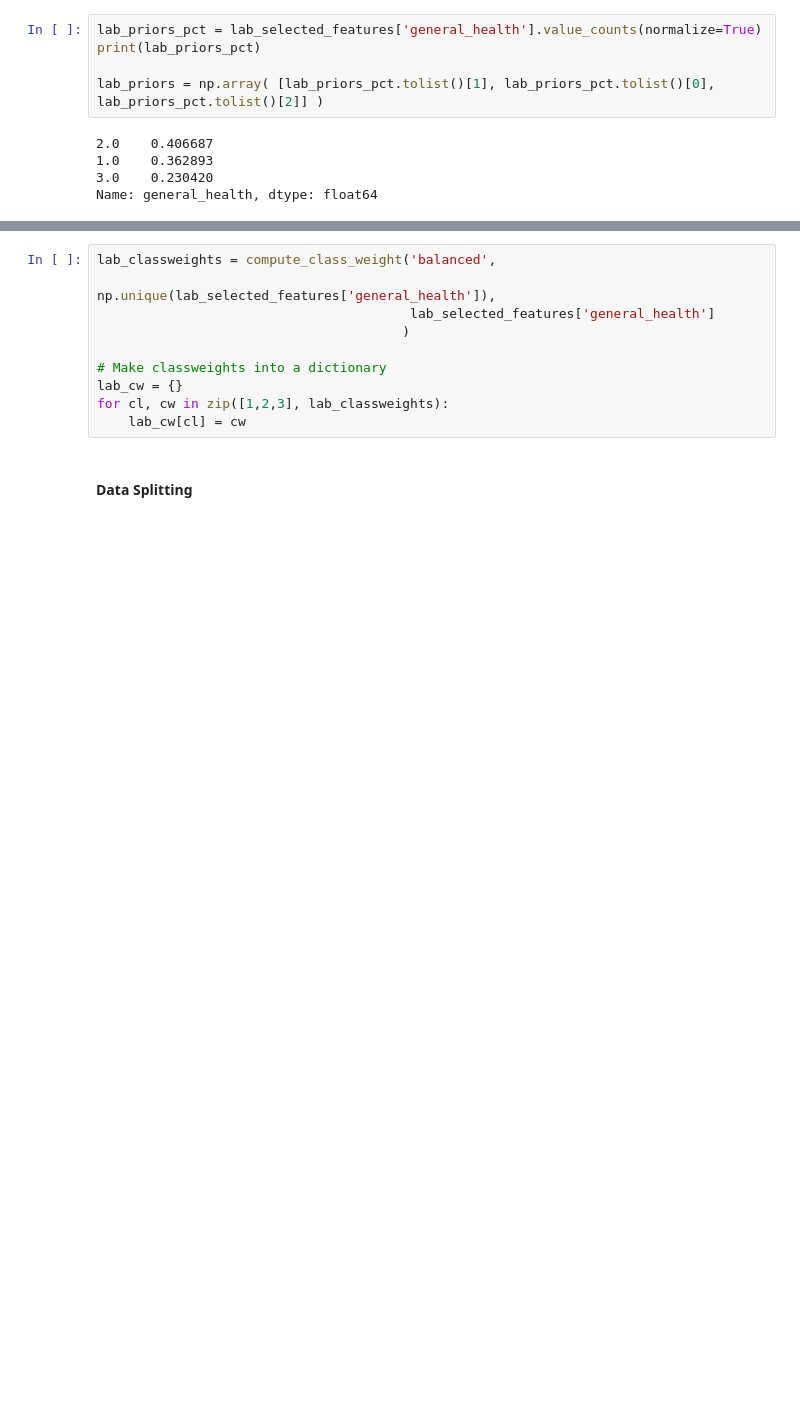
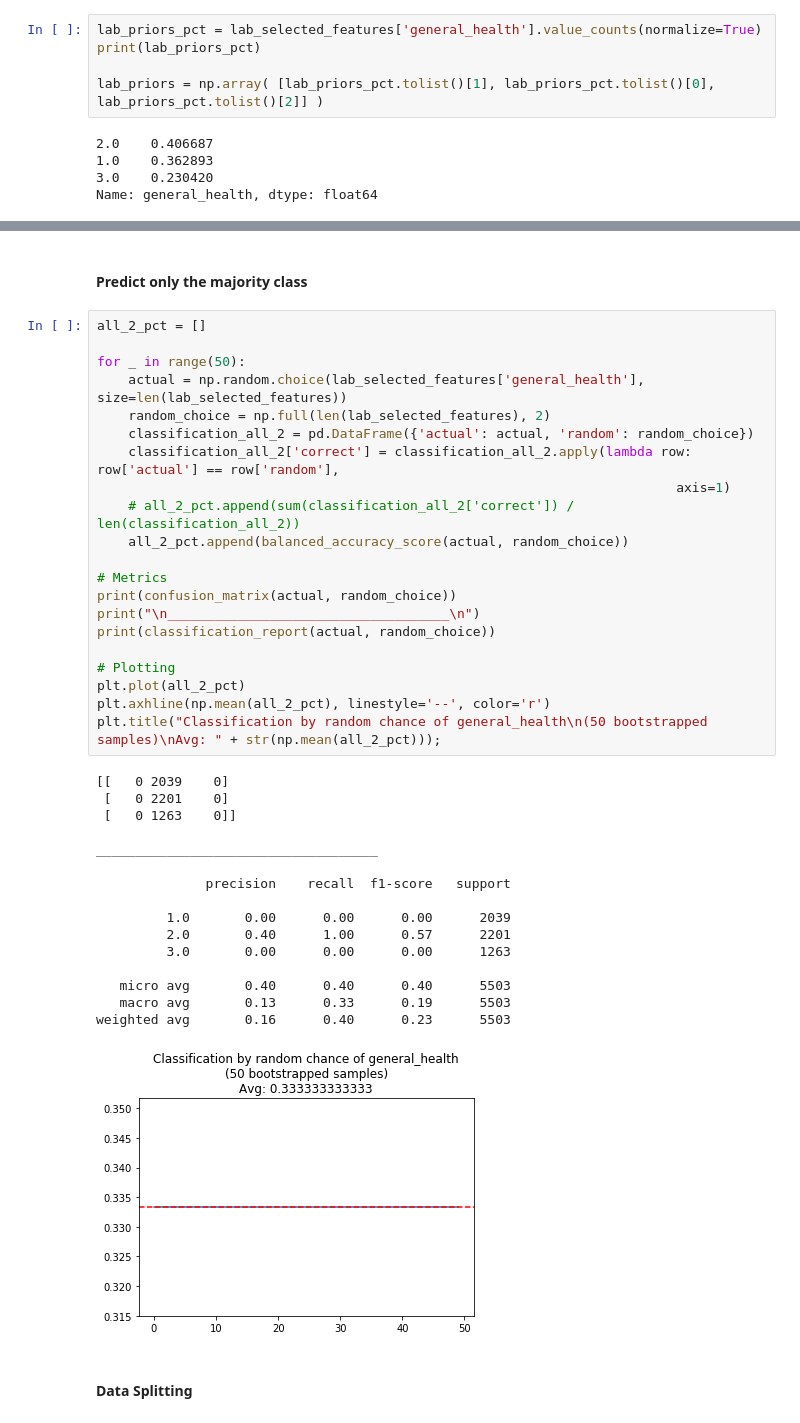
Before and after one commit to oconnoag/NHANES_General_Health_Prediction, a Jupyter notebook: general_health_eda_alijah3.ipynb, the cells around one changed output, grey strips where cells are left out. Saved outputs shown, nothing was run; the diff lists cells and outputs as text; blank space fills up the shorter version.

```diff
--- a/general_health_eda_alijah3.ipynb
+++ b/general_health_eda_alijah3.ipynb
@@ -465,13 +490,43 @@ plt.title("Classification by random chance of general_health\n(50 bootstrapped s
-# %%
-lab_classweights = compute_class_weight('balanced',
-                                        np.unique(lab_selected_features['general_health']),
-                                        lab_selected_features['general_health']
-                                       )
-
-# Make classweights into a dictionary
-lab_cw = {}
-for cl, cw in zip([1,2,3], lab_classweights):
-    lab_cw[cl] = cw
+# %% [markdown]
+#### Predict only the majority class
+# %%
+all_2_pct = []
+
+for _ in range(50):
+    actual = np.random.choice(lab_selected_features['general_health'], size=len(lab_selected_features))
+    random_choice = np.full(len(lab_selected_features), 2)
+    classification_all_2 = pd.DataFrame({'actual': actual, 'random': random_choice})
+    classification_all_2['correct'] = classification_all_2.apply(lambda row: row['actual'] == row['random'],
+                                                                          axis=1)
+    # all_2_pct.append(sum(classification_all_2['correct']) / len(classification_all_2))
+    all_2_pct.append(balanced_accuracy_score(actual, random_choice))
+
+# Metrics
+print(confusion_matrix(actual, random_choice))
+print("\n____________________________________\n")
+print(classification_report(actual, random_choice))
+
+# Plotting
+plt.plot(all_2_pct)
+plt.axhline(np.mean(all_2_pct), linestyle='--', color='r')
+plt.title("Classification by random chance of general_health\n(50 bootstrapped samples)\nAvg: " + str(np.mean(all_2_pct)));
+# %% [output]
+[[   0 2039    0]
+ [   0 2201    0]
+ [   0 1263    0]]
+
+____________________________________
+
+              precision    recall  f1-score   support
+
+         1.0       0.00      0.00      0.00      2039
+         2.0       0.40      1.00      0.57      2201
+         3.0       0.00      0.00      0.00      1263
+
+   micro avg       0.40      0.40      0.40      5503
+   macro avg       0.13      0.33      0.19      5503
+weighted avg       0.16      0.40      0.23      5503
+[figure, added]
 # %% [markdown]
 #### Data Splitting
 # %%
```
Also changed, not shown: parts of 21 cells of this notebook, 1 other file.
